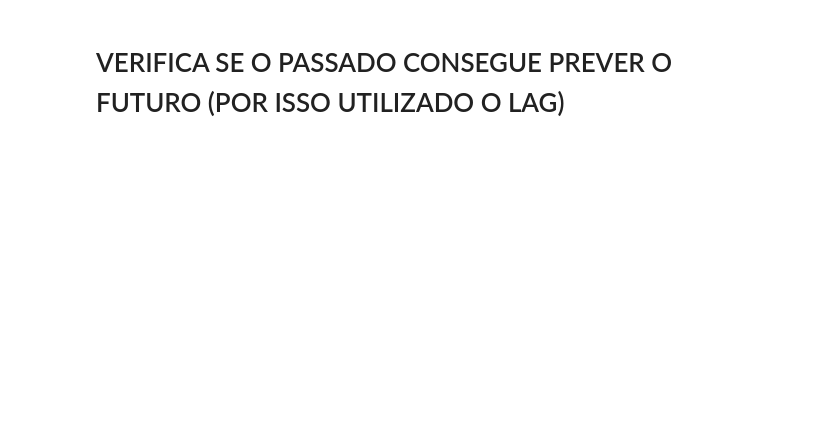
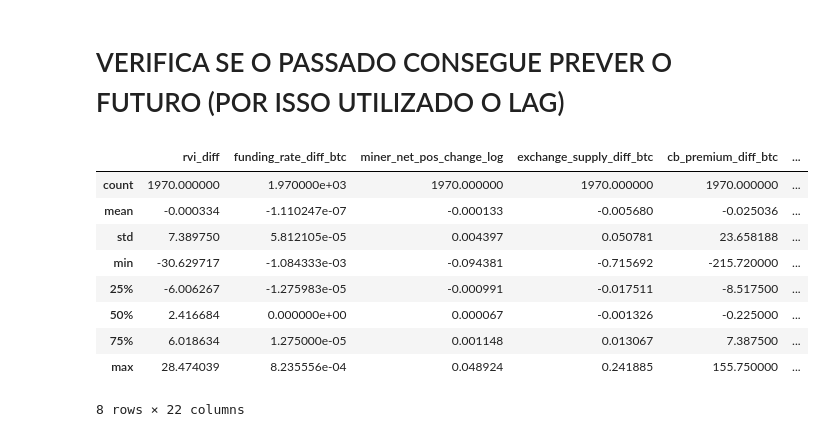
Before and after one commit to felipebaia/mba_dsa_usp_esalq, a Jupyter notebook: TCC/src/granger_test.ipynb, the cells around one changed output. Saved outputs shown, nothing was run; the diff lists cells and outputs as text; code cells hidden in the pictures; blank space fills up the shorter version.

```diff
--- a/TCC/src/granger_test.ipynb
+++ b/TCC/src/granger_test.ipynb
@@ -26,10 +26,10 @@ df_copy = df_features.copy()
 
 df_copy = df_copy.set_index('Data_UTC')
 
-cols_corr = ['rvi_diff', 'funding_rate_diff_btc', 'miner_net_pos_change','exchange_supply_diff_btc',
+cols_corr = ['rvi_diff', 'funding_rate_diff_btc', 'miner_net_pos_change_log','exchange_supply_diff_btc',
                         'cb_premium_diff_btc','eth_vol_log_ret', 'mvrv_diff_btc','whale_100k_log_ret','whale_1m_log_ret',
                         'spx_log_ret', 'dxy_log_ret','nasdaq_log_ret', 'gold_log_ret','us10y_diff', 'vix_log_ret','total3_log_ret',
-                        'ssr_diff','flippening_close_diff', 'btc_log_vol', 'social_vol_spread','vol_acceleration','usdt_log_ret', 'usdc_log_ret']
+                        'ssr_diff','flippening_close_diff', 'btc_log_vol', 'social_vol_spread','vol_acceleration','usdt_log_ret']
 
 # Dividir a lista em duas metades
 mid_point = len(cols_corr) // 2
@@ -44,6 +44,19 @@ df_institucional = df_copy.loc[DATA_DIVISAO_ERA:][cols_corr]
 # Calcular Matrizes de Correlação (Pearson)
 corr_varejo = df_varejo.corr()
 corr_institucional = df_institucional.corr()
+# %%
+df_institucional.describe()
+# %% [output]
+|  | rvi_diff | funding_rate_diff_btc | miner_net_pos_change_log | exchange_supply_diff_btc | cb_premium_diff_btc | ... |
+| count | 1970.000000 | 1.970000e+03 | 1970.000000 | 1970.000000 | 1970.000000 | ... |
+| mean | -0.000334 | -1.110247e-07 | -0.000133 | -0.005680 | -0.025036 | ... |
+| std | 7.389750 | 5.812105e-05 | 0.004397 | 0.050781 | 23.658188 | ... |
+| min | -30.629717 | -1.084333e-03 | -0.094381 | -0.715692 | -215.720000 | ... |
+| 25% | -6.006267 | -1.275983e-05 | -0.000991 | -0.017511 | -8.517500 | ... |
+| 50% | 2.416684 | 0.000000e+00 | 0.000067 | -0.001326 | -0.225000 | ... |
+| 75% | 6.018634 | 1.275000e-05 | 0.001148 | 0.013067 | 7.387500 | ... |
+| max | 28.474039 | 8.235556e-04 | 0.048924 | 0.241885 | 155.750000 | ... |
+8 rows × 22 columns
 # %%
 df_copy = df_features_transformada.copy()
 
```
Also changed, not shown: parts of 2 cells of this notebook, 6 other files.
